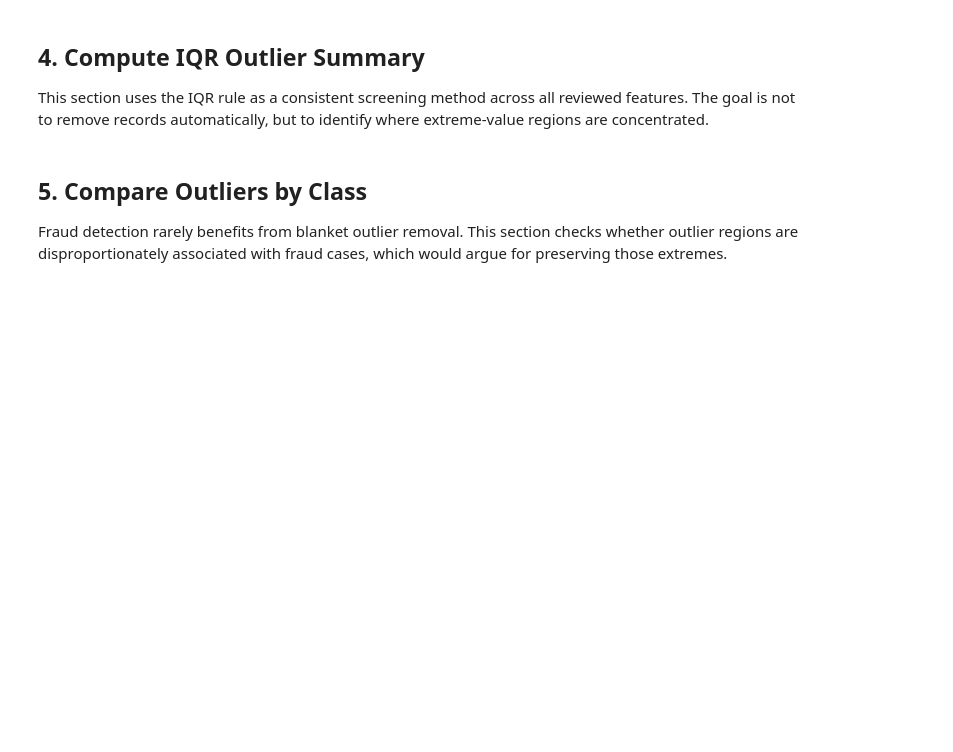
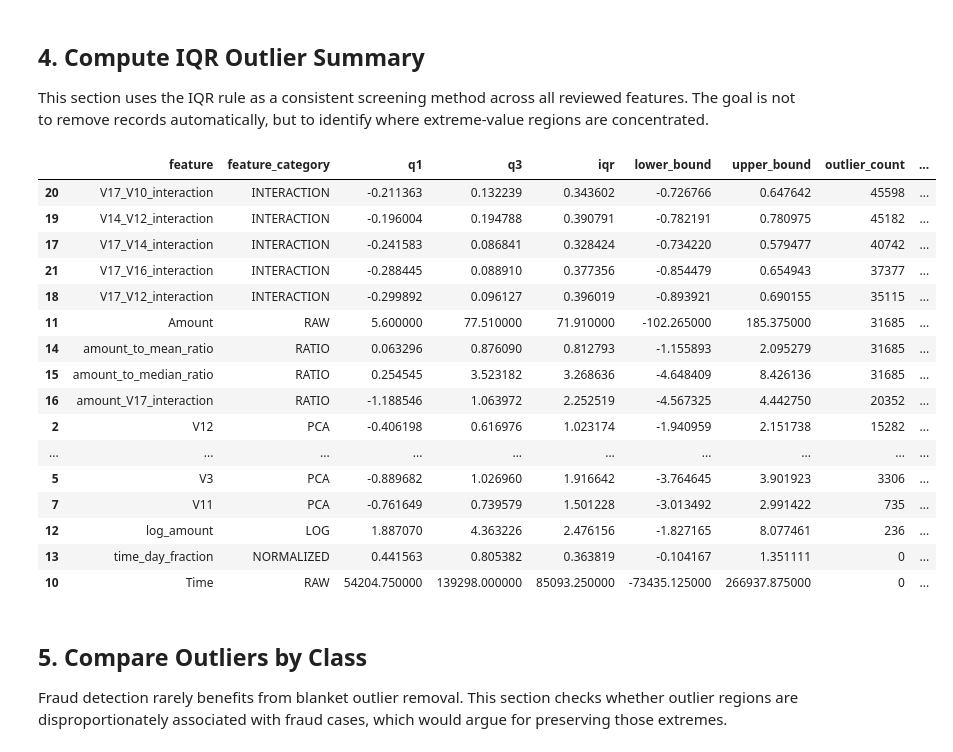
Before and after one commit to mmubashir95/Credit-Card-Fraud-Detection, a Jupyter notebook: notebooks/09_outlier_analysis.ipynb, the cells around one changed output. Cells and saved outputs as stored; diff of their text form; code cells hidden in the pictures; blank space fills up the shorter version.

Commit message:
feat: add 09 outlier analysis notebook for engineered features

```diff
--- a/notebooks/09_outlier_analysis.ipynb
+++ b/notebooks/09_outlier_analysis.ipynb
@@ -100,30 +118,48 @@ This section uses the IQR rule as a consistent screening method across all revie
 # %%
 iqr_rows = []
 outlier_mask_df = pd.DataFrame(index=df.index)
 
 for feature in outlier_review_features:
     q1 = df[feature].quantile(0.25)
     q3 = df[feature].quantile(0.75)
     iqr = q3 - q1
     lower_bound = q1 - 1.5 * iqr
     upper_bound = q3 + 1.5 * iqr
     outlier_mask = (df[feature] < lower_bound) | (df[feature] > upper_bound)
     outlier_mask_df[feature] = outlier_mask
     iqr_rows.append({
         "feature": feature,
         "feature_category": feature_category_map.get(feature, "UNKNOWN"),
         "q1": q1,
         "q3": q3,
         "iqr": iqr,
         "lower_bound": lower_bound,
         "upper_bound": upper_bound,
         "outlier_count": int(outlier_mask.sum()),
         "outlier_rate": outlier_mask.mean(),
     })
 
 iqr_outlier_summary = pd.DataFrame(iqr_rows).sort_values("outlier_rate", ascending=False)
 iqr_outlier_summary.to_csv(NOTEBOOK_TABLES_DIR / "iqr_outlier_summary.csv", index=False)
-iqr_outlier_summary.head(15)
+iqr_outlier_summary
+# %% [output]
+|  | feature | feature_category | q1 | q3 | iqr | lower_bound | upper_bound | outlier_count | ... |
+| 20 | V17_V10_interaction | INTERACTION | -0.211363 | 0.132239 | 0.343602 | -0.726766 | 0.647642 | 45598 | ... |
+| 19 | V14_V12_interaction | INTERACTION | -0.196004 | 0.194788 | 0.390791 | -0.782191 | 0.780975 | 45182 | ... |
+| 17 | V17_V14_interaction | INTERACTION | -0.241583 | 0.086841 | 0.328424 | -0.734220 | 0.579477 | 40742 | ... |
+| 21 | V17_V16_interaction | INTERACTION | -0.288445 | 0.088910 | 0.377356 | -0.854479 | 0.654943 | 37377 | ... |
+| 18 | V17_V12_interaction | INTERACTION | -0.299892 | 0.096127 | 0.396019 | -0.893921 | 0.690155 | 35115 | ... |
+| 11 | Amount | RAW | 5.600000 | 77.510000 | 71.910000 | -102.265000 | 185.375000 | 31685 | ... |
+| 14 | amount_to_mean_ratio | RATIO | 0.063296 | 0.876090 | 0.812793 | -1.155893 | 2.095279 | 31685 | ... |
+| 15 | amount_to_median_ratio | RATIO | 0.254545 | 3.523182 | 3.268636 | -4.648409 | 8.426136 | 31685 | ... |
+| 16 | amount_V17_interaction | RATIO | -1.188546 | 1.063972 | 2.252519 | -4.567325 | 4.442750 | 20352 | ... |
+| 2 | V12 | PCA | -0.406198 | 0.616976 | 1.023174 | -1.940959 | 2.151738 | 15282 | ... |
+| ... | ... | ... | ... | ... | ... | ... | ... | ... | ... |
+| 5 | V3 | PCA | -0.889682 | 1.026960 | 1.916642 | -3.764645 | 3.901923 | 3306 | ... |
+| 7 | V11 | PCA | -0.761649 | 0.739579 | 1.501228 | -3.013492 | 2.991422 | 735 | ... |
+| 12 | log_amount | LOG | 1.887070 | 4.363226 | 2.476156 | -1.827165 | 8.077461 | 236 | ... |
+| 13 | time_day_fraction | NORMALIZED | 0.441563 | 0.805382 | 0.363819 | -0.104167 | 1.351111 | 0 | ... |
+| 10 | Time | RAW | 54204.750000 | 139298.000000 | 85093.250000 | -73435.125000 | 266937.875000 | 0 | ... |
 # %% [markdown]
 ## 5. Compare Outliers by Class
 
```
Also changed, not shown: parts of 4 cells of this notebook, 6 other files.
